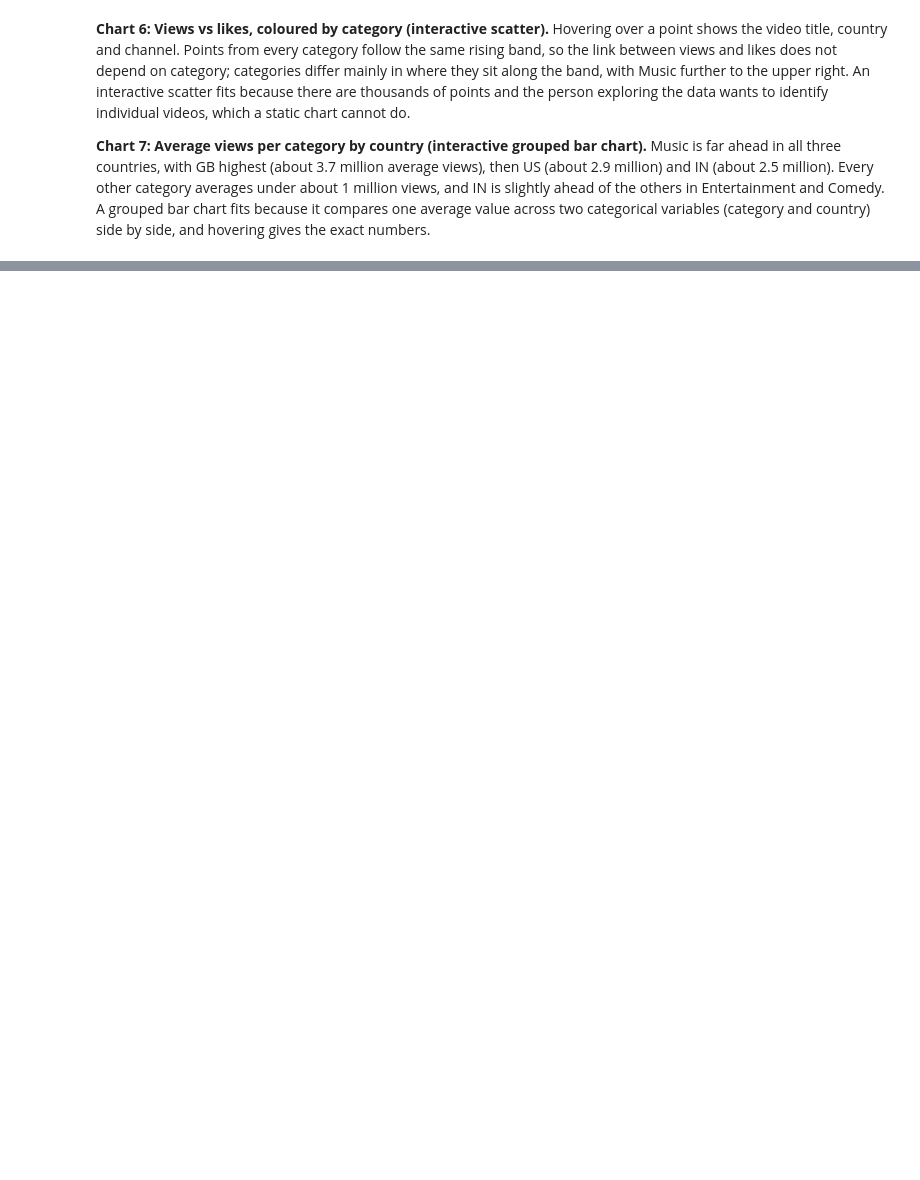
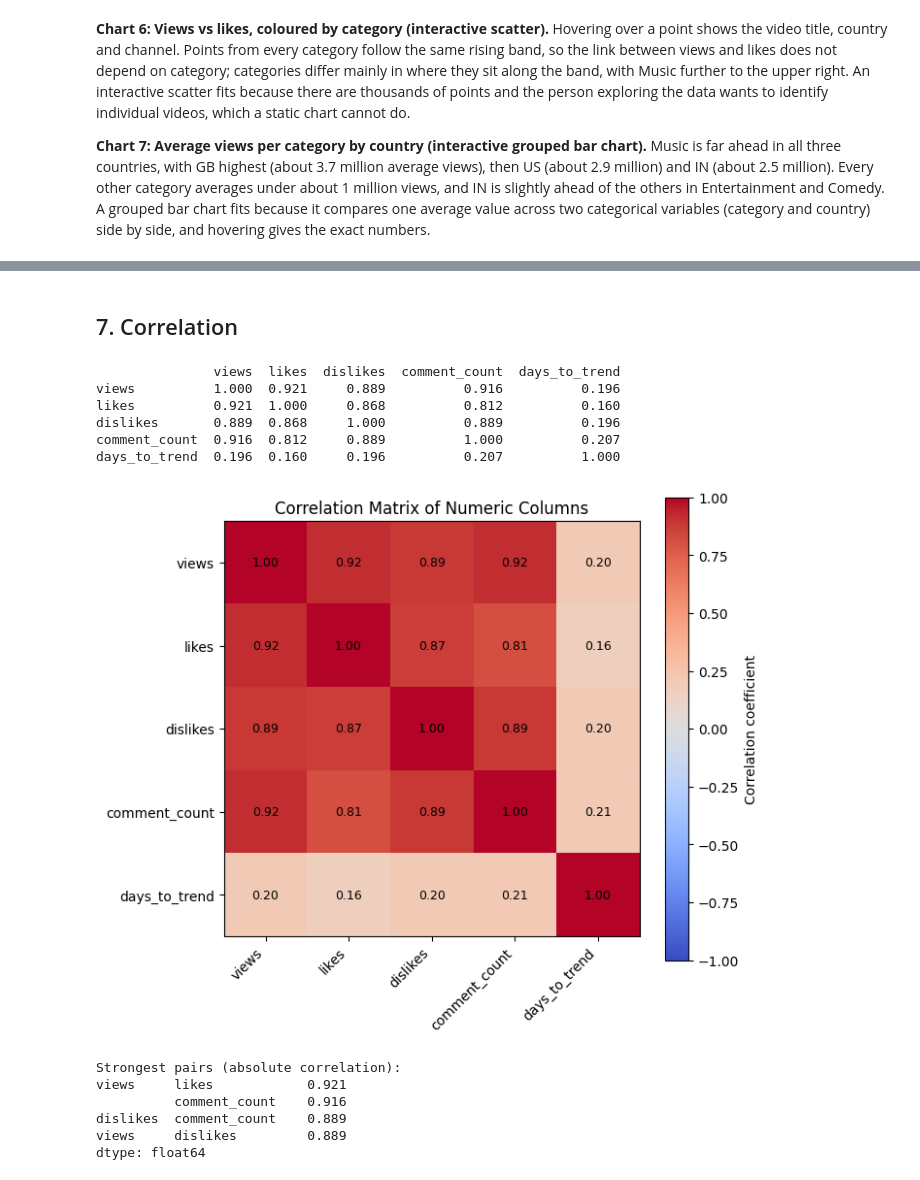
Before and after one commit to Lingadarini/trendpulse, a Jupyter notebook: part3_visualization_eda/part3_visualization_eda.ipynb, the cells around one changed output, grey strips where cells are left out. Cells and saved outputs as stored; diff of their text form; code cells hidden in the pictures; blank space fills up the shorter version.

Commit message:
Add distributions, correlation, funnel, retention, cohorts and briefing

```diff
--- a/part3_visualization_eda/part3_visualization_eda.ipynb
+++ b/part3_visualization_eda/part3_visualization_eda.ipynb
@@ -219,0 +278,41 @@ fig2.show()
+# %% [markdown]
+## 7. Correlation
+# %%
+num_cols = ["views", "likes", "dislikes", "comment_count", "days_to_trend"]
+corr = df[num_cols].corr()
+print(corr.round(3))
+
+# Heatmap with Matplotlib
+fig, ax = plt.subplots(figsize=(7, 6))
+im = ax.imshow(corr, cmap="coolwarm", vmin=-1, vmax=1)
+ax.set_xticks(range(len(num_cols)))
+ax.set_yticks(range(len(num_cols)))
+ax.set_xticklabels(num_cols, rotation=45, ha="right")
+ax.set_yticklabels(num_cols)
+for i in range(len(num_cols)):
+    for j in range(len(num_cols)):
+        ax.text(j, i, f"{corr.iloc[i, j]:.2f}", ha="center", va="center", fontsize=9)
+fig.colorbar(im, label="Correlation coefficient")
+ax.set_title("Correlation Matrix of Numeric Columns")
+plt.tight_layout()
+plt.show()
+
+# The two strongest pairs: largest absolute off-diagonal values
+pairs = (corr.abs().where(np.triu(np.ones(corr.shape), k=1).astype(bool))
+             .stack().sort_values(ascending=False))
+print("\nStrongest pairs (absolute correlation):")
+print(pairs.head(4).round(3))
+# %% [output]
+               views  likes  dislikes  comment_count  days_to_trend
+views          1.000  0.921     0.889          0.916          0.196
+likes          0.921  1.000     0.868          0.812          0.160
+dislikes       0.889  0.868     1.000          0.889          0.196
+comment_count  0.916  0.812     0.889          1.000          0.207
+days_to_trend  0.196  0.160     0.196          0.207          1.000
+[figure, added]
+Strongest pairs (absolute correlation):
+views     likes            0.921
+          comment_count    0.916
+dislikes  comment_count    0.889
+views     dislikes         0.889
+dtype: float64
```
Also changed, not shown: parts of 19 cells of this notebook.
